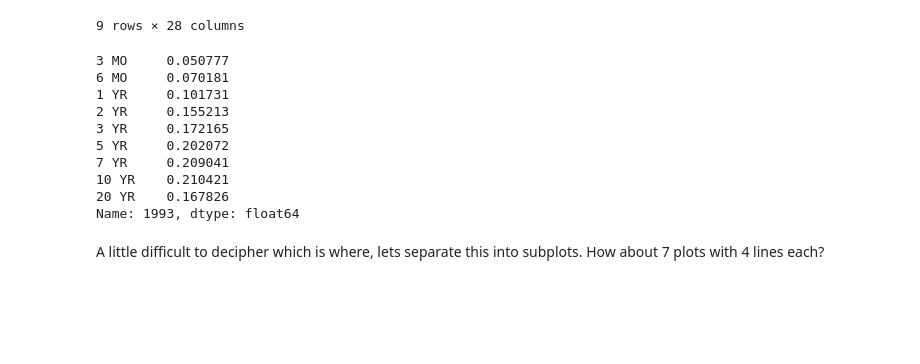
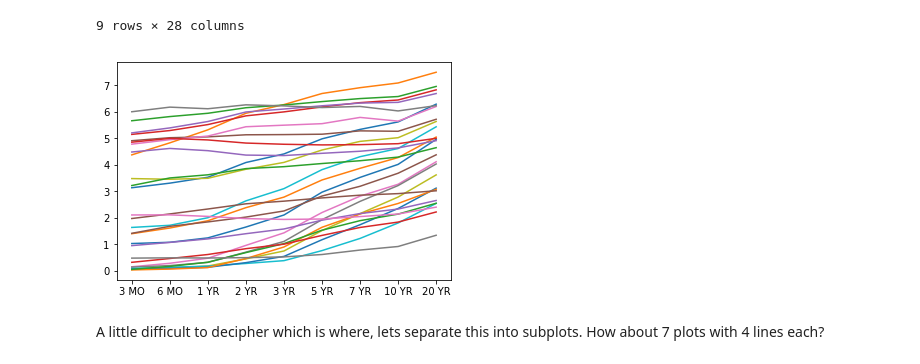
Before and after one commit to NicholasOgawa/EconML, a Jupyter notebook: CreditSpreads.ipynb, the cells around one changed output. Drawn from its saved outputs; the diff is of its cells as text; code cells hidden in the pictures; blank space fills up the shorter version.

```diff
--- a/CreditSpreads.ipynb
+++ b/CreditSpreads.ipynb
@@ -185,19 +219,10 @@ yieldcurvesdf
 | 10 YR | 5.615968 | 7.085181 | 6.57392 | 6.443532 | 6.35396 | 5.26288 | 5.646135 | 6.030279 | 5.020685 | 4.61308 | ... | ... |
 | 20 YR | 6.285968 | 7.490080 | 6.95464 | 6.826111 | 6.68684 | 5.71596 | 6.197809 | 6.230916 | 5.632177 | 5.43160 | ... | ... |
 9 rows × 28 columns
-# %%
-yieldcurvestd.iloc[:,0]
-# %% [output]
-3 MO     0.050777
-6 MO     0.070181
-1 YR     0.101731
-2 YR     0.155213
-3 YR     0.172165
-5 YR     0.202072
-7 YR     0.209041
-10 YR    0.210421
-20 YR    0.167826
-Name: 1993, dtype: float64
+# %%
+plt.plot(yieldcurvesdf);
+# %% [output]
+[figure, added]
 # %% [markdown]
 A little difficult to decipher which is where, lets separate this into subplots. How about 7 plots with 4 lines each?
 # %%
```
Also changed, not shown: parts of 60 cells of this notebook.
